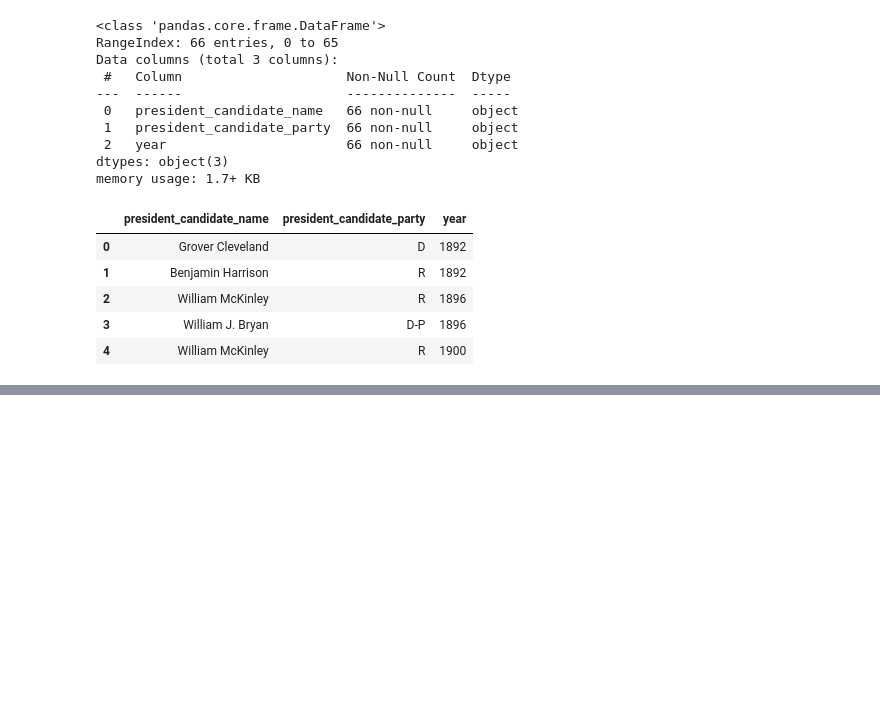
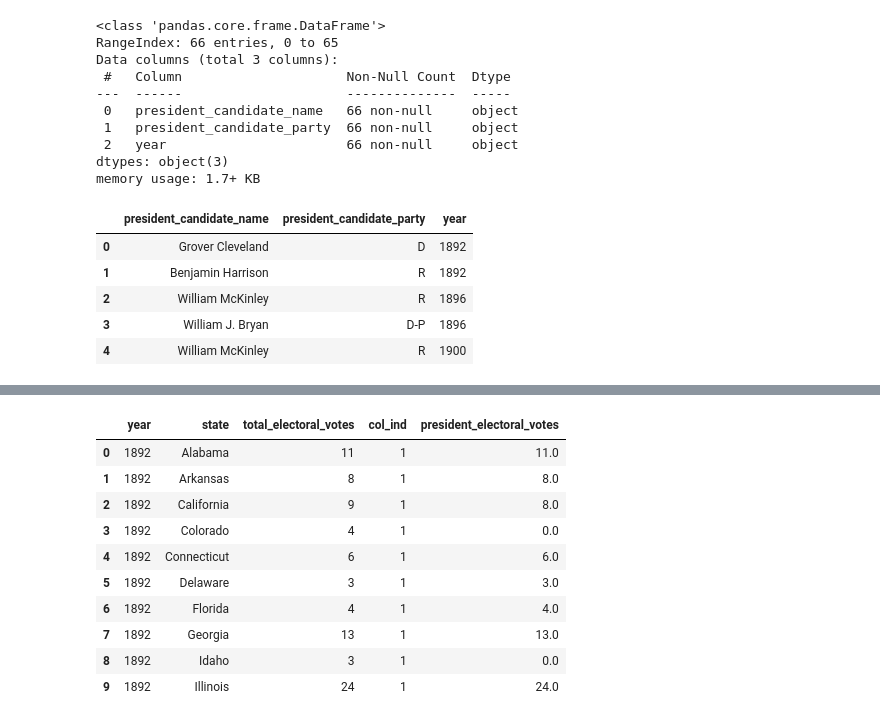
Before and after one commit to frederick-douglas-pearce/us-presidential-vote-analysis, a Jupyter notebook: step1_electoral_college_data.ipynb, the cells around one changed output, grey strips where cells are left out. Cells and saved outputs as stored; diff of their text form; code cells hidden in the pictures; blank space fills up the shorter version.

```diff
--- a/step1_electoral_college_data.ipynb
+++ b/step1_electoral_college_data.ipynb
@@ -404,0 +469,14 @@ t2_state_df.head()
+# %%
+t2_votes_df.head(10)
+# %% [output]
+|  | year | state | total_electoral_votes | col_ind | president_electoral_votes |
+| 0 | 1892 | Alabama | 11 | 1 | 11.0 |
+| 1 | 1892 | Arkansas | 8 | 1 | 8.0 |
+| 2 | 1892 | California | 9 | 1 | 8.0 |
+| 3 | 1892 | Colorado | 4 | 1 | 0.0 |
+| 4 | 1892 | Connecticut | 6 | 1 | 6.0 |
+| 5 | 1892 | Delaware | 3 | 1 | 3.0 |
+| 6 | 1892 | Florida | 4 | 1 | 4.0 |
+| 7 | 1892 | Georgia | 13 | 1 | 13.0 |
+| 8 | 1892 | Idaho | 3 | 1 | 0.0 |
+| 9 | 1892 | Illinois | 24 | 1 | 24.0 |
```
Also changed, not shown: parts of 11 cells of this notebook.
